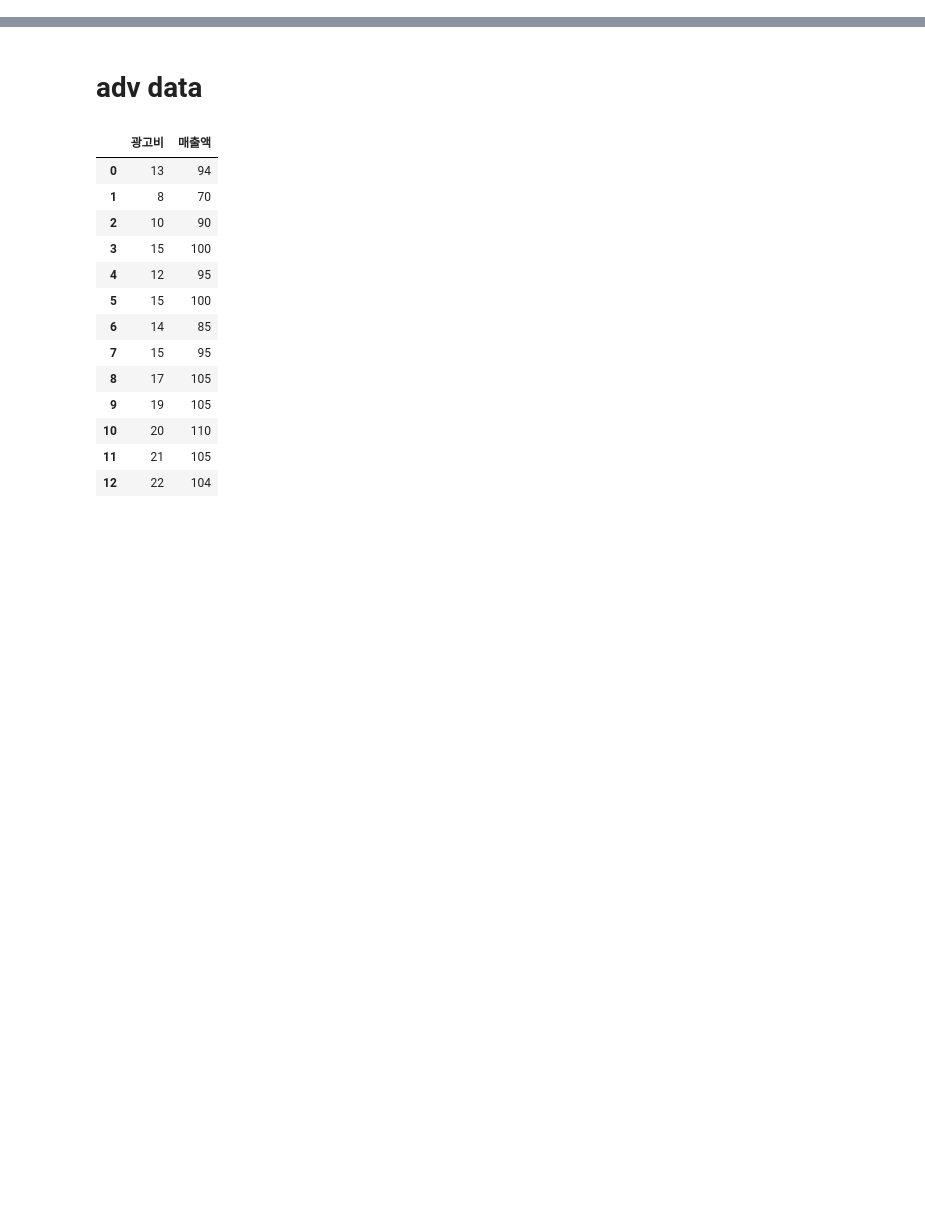
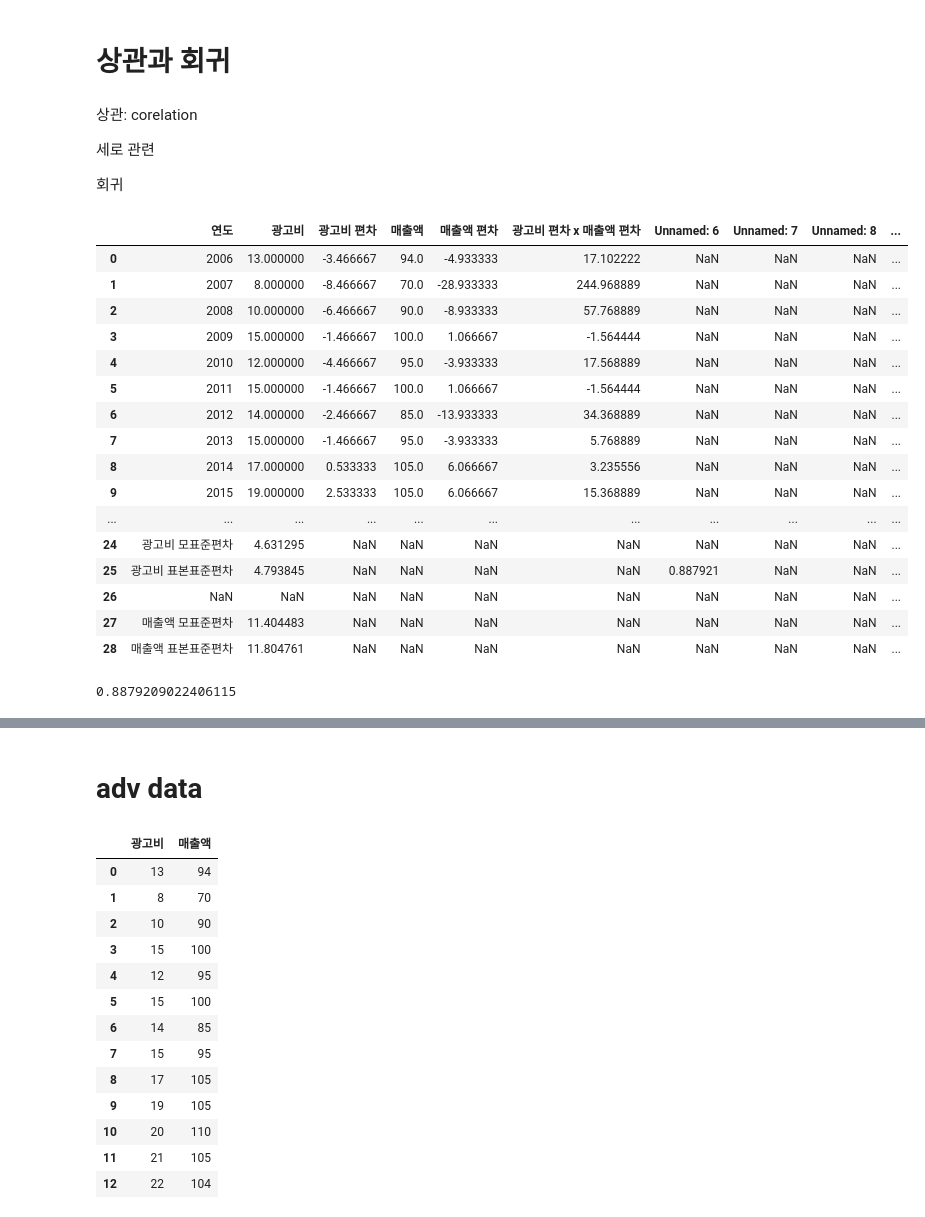
Before and after one commit to coconutkim/data, a Jupyter notebook: pandas/상관과회귀.ipynb, the cells around one changed output, grey strips where cells are left out. Cells and saved outputs as stored; diff of their text form; code cells hidden in the pictures; blank space fills up the shorter version.

```diff
--- a/pandas/상관과회귀.ipynb
+++ b/pandas/상관과회귀.ipynb
@@ -0,0 +1,35 @@
+# %% [markdown]
+# 상관과 회귀
+# %% [markdown]
+상관: corelation
+
+세로 관련
+
+회귀
+# %%
+admoney = pd.read_excel('C:/Users/acy/Desktop/새 폴더/인공지능_기초수학.xlsx',sheet_name='상관_회귀')
+admoney
+# %% [output]
+|  | 연도 | 광고비 | 광고비 편차 | 매출액 | 매출액 편차 | 광고비 편차 x 매출액 편차 | Unnamed: 6 | Unnamed: 7 | Unnamed: 8 | ... |
+| 0 | 2006 | 13.000000 | -3.466667 | 94.0 | -4.933333 | 17.102222 | NaN | NaN | NaN | ... |
+| 1 | 2007 | 8.000000 | -8.466667 | 70.0 | -28.933333 | 244.968889 | NaN | NaN | NaN | ... |
+| 2 | 2008 | 10.000000 | -6.466667 | 90.0 | -8.933333 | 57.768889 | NaN | NaN | NaN | ... |
+| 3 | 2009 | 15.000000 | -1.466667 | 100.0 | 1.066667 | -1.564444 | NaN | NaN | NaN | ... |
+| 4 | 2010 | 12.000000 | -4.466667 | 95.0 | -3.933333 | 17.568889 | NaN | NaN | NaN | ... |
+| 5 | 2011 | 15.000000 | -1.466667 | 100.0 | 1.066667 | -1.564444 | NaN | NaN | NaN | ... |
+| 6 | 2012 | 14.000000 | -2.466667 | 85.0 | -13.933333 | 34.368889 | NaN | NaN | NaN | ... |
+| 7 | 2013 | 15.000000 | -1.466667 | 95.0 | -3.933333 | 5.768889 | NaN | NaN | NaN | ... |
+| 8 | 2014 | 17.000000 | 0.533333 | 105.0 | 6.066667 | 3.235556 | NaN | NaN | NaN | ... |
+| 9 | 2015 | 19.000000 | 2.533333 | 105.0 | 6.066667 | 15.368889 | NaN | NaN | NaN | ... |
+| ... | ... | ... | ... | ... | ... | ... | ... | ... | ... | ... |
+| 24 | 광고비 모표준편차 | 4.631295 | NaN | NaN | NaN | NaN | NaN | NaN | NaN | ... |
+| 25 | 광고비 표본표준편차 | 4.793845 | NaN | NaN | NaN | NaN | 0.887921 | NaN | NaN | ... |
+| 26 | NaN | NaN | NaN | NaN | NaN | NaN | NaN | NaN | NaN | ... |
+| 27 | 매출액 모표준편차 | 11.404483 | NaN | NaN | NaN | NaN | NaN | NaN | NaN | ... |
+| 28 | 매출액 표본표준편차 | 11.804761 | NaN | NaN | NaN | NaN | NaN | NaN | NaN | ... |
+# %%
+pearson_corr = admoney['광고비'].corr(admoney['매출액'])
+# 광고비와 매출액 사이의 피어슨 상관 계수 구하기
+pearson_corr
+# %% [output]
+0.8879209022406115
```
Also changed, not shown: parts of 16 cells of this notebook, 2 other files.
